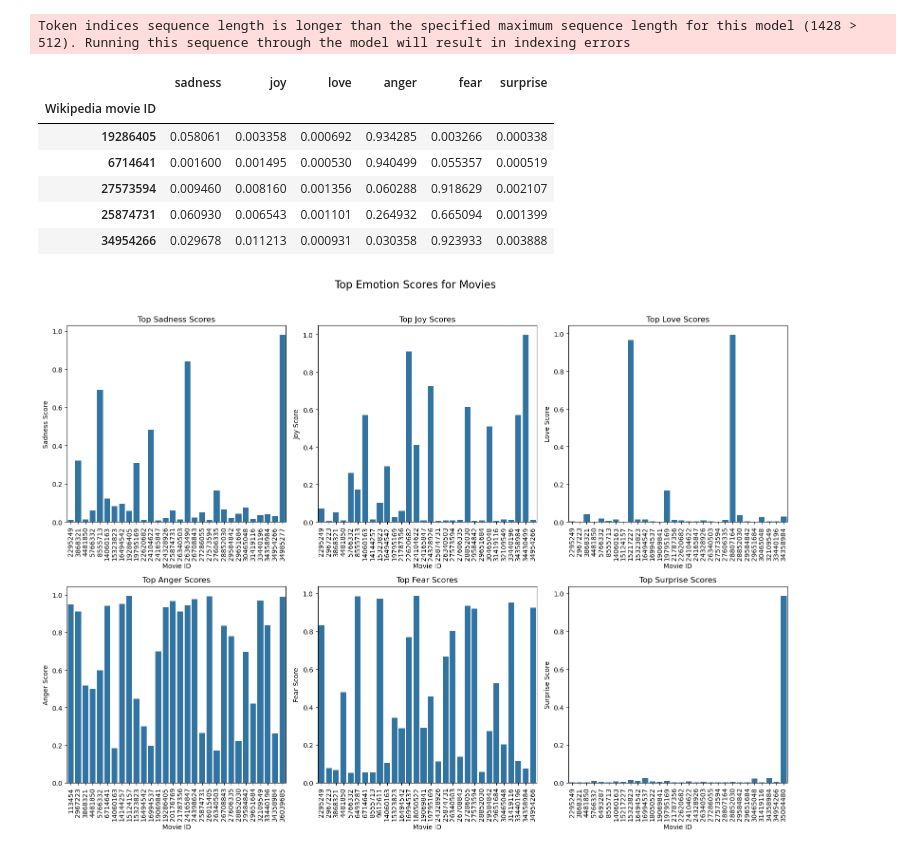
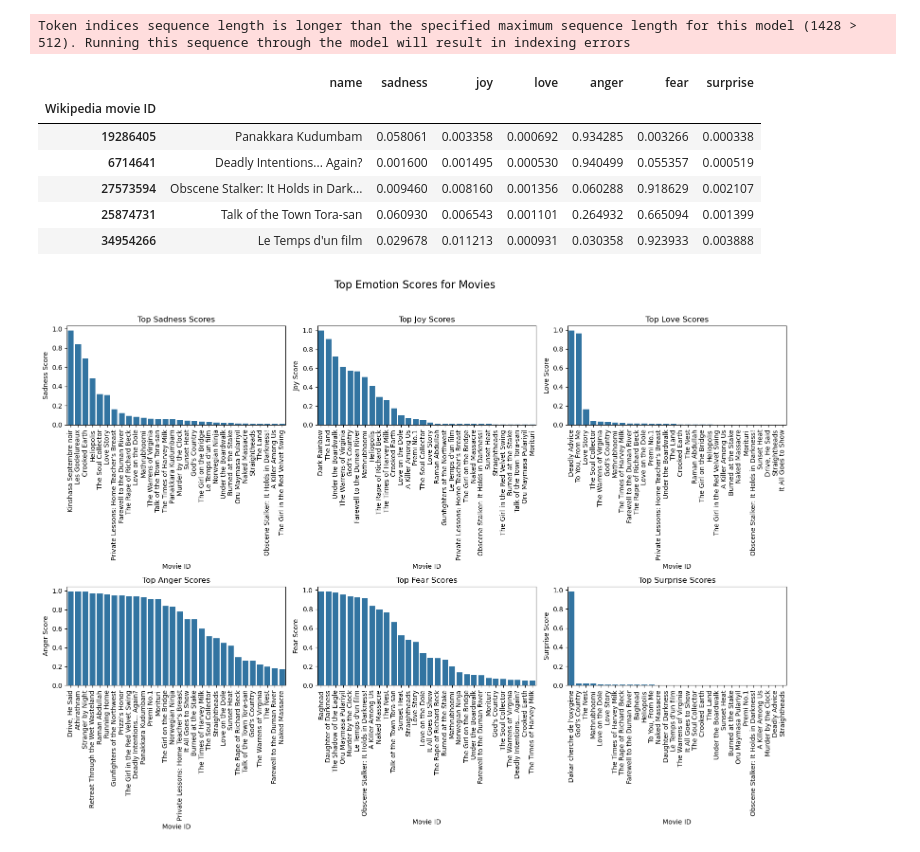
Before and after one commit to epfl-ada/ada-2024-project-alligatorsdontapologize24, a Jupyter notebook: src/script/Sentiment_analysis.ipynb, the cells around one changed output. Drawn from its saved outputs; the diff is of its cells as text; code cells hidden in the pictures.

Commit message:
sentiment analysis

```diff
--- a/src/script/Sentiment_analysis.ipynb
+++ b/src/script/Sentiment_analysis.ipynb
@@ -35,8 +35,10 @@ data_loader = DataLoader(raw,clean)
 Test_set_data = True
 if Test_set_data :
     MovieData = data_loader.plot_data()
+    MovieName = data_loader.movie_data()["Movie name"]
     ViolentLabel, ViolentData = data_loader.human_labelled_data()
     MovieData = MovieData.loc[ViolentData.index.unique()]
+    MovieData = pd.merge(MovieData,MovieName, left_index=True, right_index=True,how="inner")
 else :
     MovieData = data_loader.clean_movie_data()
 # %% [output]
@@ -65,18 +70,7 @@ for index,row in MovieData.iterrows():
         print(i)
     result = detector.analyze_violence(row["Plot"])
 
-    if Test_set_data :
-        sentiment_data.append({
-            "Wikipedia movie ID": index,
-            "sadness": result[0],
-            "joy": result[1],
-            "love": result[2],
-            "anger": result[3],
-            "fear": result[4],
-            "surprise": result[5]
-        })
-    else :
-        sentiment_data.append({
+    sentiment_data.append({
             "Wikipedia movie ID": index,
             "name" : row["Movie name"],
             "sadness": result[0],
@@ -96,13 +90,13 @@ Token indices sequence length is longer than the specified maximum sequence leng
 Sentiment =Sentiment.set_index("Wikipedia movie ID")
 Sentiment.head()
 # %% [output]
-|  | sadness | joy | love | anger | fear | surprise |
-| Wikipedia movie ID |  |  |  |  |  |  |
-| 19286405 | 0.058061 | 0.003358 | 0.000692 | 0.934285 | 0.003266 | 0.000338 |
-| 6714641 | 0.001600 | 0.001495 | 0.000530 | 0.940499 | 0.055357 | 0.000519 |
-| 27573594 | 0.009460 | 0.008160 | 0.001356 | 0.060288 | 0.918629 | 0.002107 |
-| 25874731 | 0.060930 | 0.006543 | 0.001101 | 0.264932 | 0.665094 | 0.001399 |
-| 34954266 | 0.029678 | 0.011213 | 0.000931 | 0.030358 | 0.923933 | 0.003888 |
+|  | name | sadness | joy | love | anger | fear | surprise |
+| Wikipedia movie ID |  |  |  |  |  |  |  |
+| 19286405 | Panakkara Kudumbam | 0.058061 | 0.003358 | 0.000692 | 0.934285 | 0.003266 | 0.000338 |
+| 6714641 | Deadly Intentions... Again? | 0.001600 | 0.001495 | 0.000530 | 0.940499 | 0.055357 | 0.000519 |
+| 27573594 | Obscene Stalker: It Holds in Dark... | 0.009460 | 0.008160 | 0.001356 | 0.060288 | 0.918629 | 0.002107 |
+| 25874731 | Talk of the Town Tora-san | 0.060930 | 0.006543 | 0.001101 | 0.264932 | 0.665094 | 0.001399 |
+| 34954266 | Le Temps d'un film | 0.029678 | 0.011213 | 0.000931 | 0.030358 | 0.923933 | 0.003888 |
 # %%
 # save the result
 if Test_set_data :
@@ -112,36 +111,32 @@ else :
 # %%
 X = 30
 emotions = ["sadness",
             "joy",
             "love",
             "anger",
             "fear",
             "surprise"]
 
 # Create a figure with subplots (1x3 grid)
 fig, axes = plt.subplots(2, 3, figsize=(16,12))
 
 # Set a title for the entire figure
 fig.suptitle('Top Emotion Scores for Movies', fontsize=16)
 
 for i in range(0,len(emotions)):
 
     # Plot for Sadness with vertical x labels
-    if Test_set_data :
-        Data = Sentiment.sort_values(emotions[i],ascending=False).iloc[0:min(X,Sentiment.shape[0])]
-        sns.barplot(x=Data.index, y=emotions[i], data=Data,ax=axes[i//3, i%3])
-    else :
-        sns.barplot(x='name', y=emotions[i], data=Sentiment.sort_values(emotions[i],ascending=False).iloc[0:min(X,Sentiment.shape[0])],ax=axes[i//3, i%3])
+    sns.barplot(x='name', y=emotions[i], data=Sentiment.sort_values(emotions[i],ascending=False).iloc[0:min(X,Sentiment.shape[0])],ax=axes[i//3, i%3])
     axes[i//3, i%3].set_title(f'Top {emotions[i].capitalize()} Scores')
     axes[i//3, i%3].set_xlabel('Movie ID')
     axes[i//3, i%3].set_ylabel(f'{emotions[i].capitalize()} Score')
 
     axes[i//3, i%3].set_xticks(range(min(X,Sentiment.shape[0])))  # Ensure ticks are set
     axes[i//3, i%3].set_xticklabels(axes[i//3, i%3].get_xticklabels(), rotation=90)
 
 
 # Adjust layout to prevent overlap
 plt.tight_layout(rect=[0, 0, 1, 0.96])  # Adjust layout to fit suptitle
 plt.show()
 # %% [output]
-[figure, old version]
+[figure, new version]
```
Also changed, not shown: parts of 3 cells of this notebook, 1 other file.
